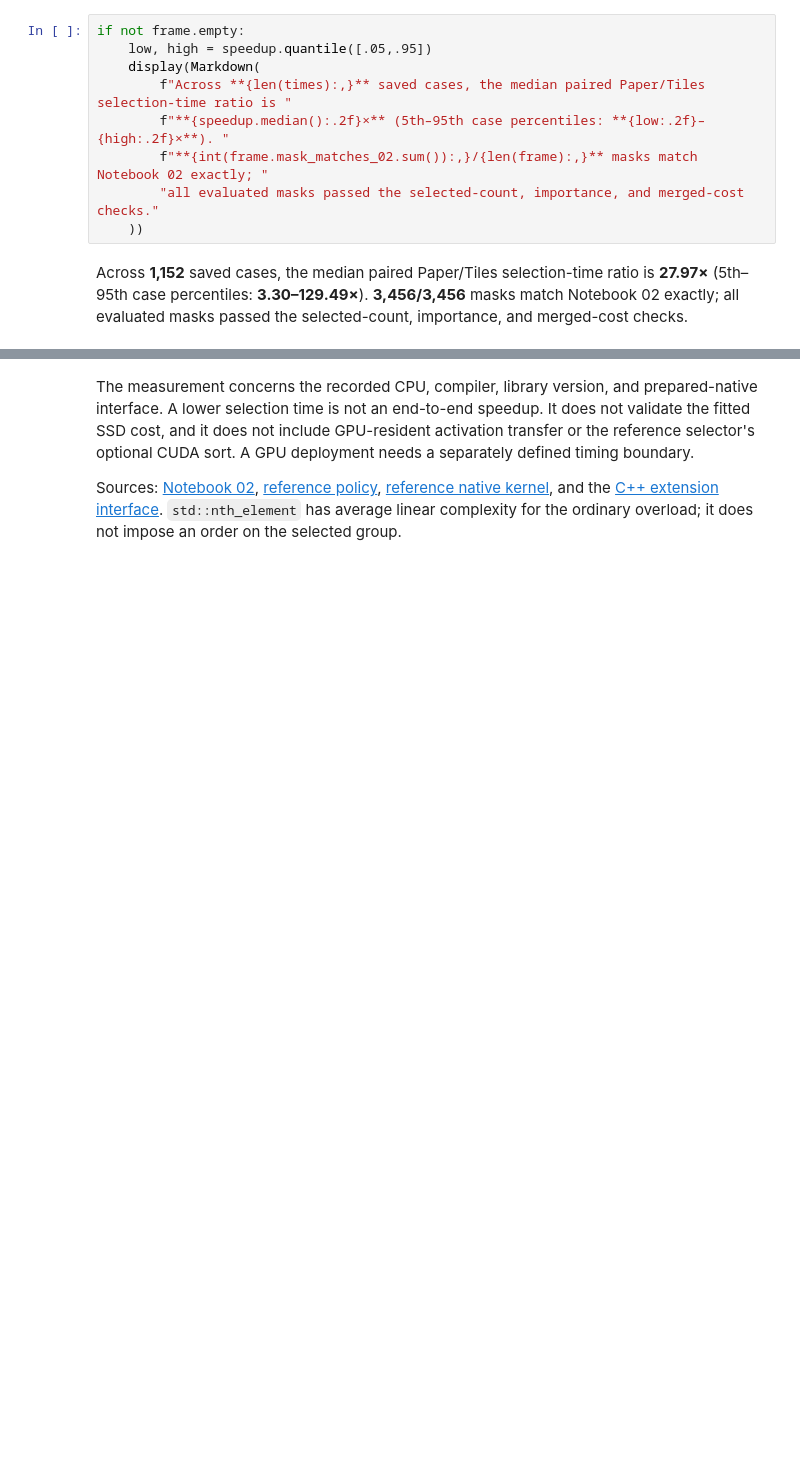
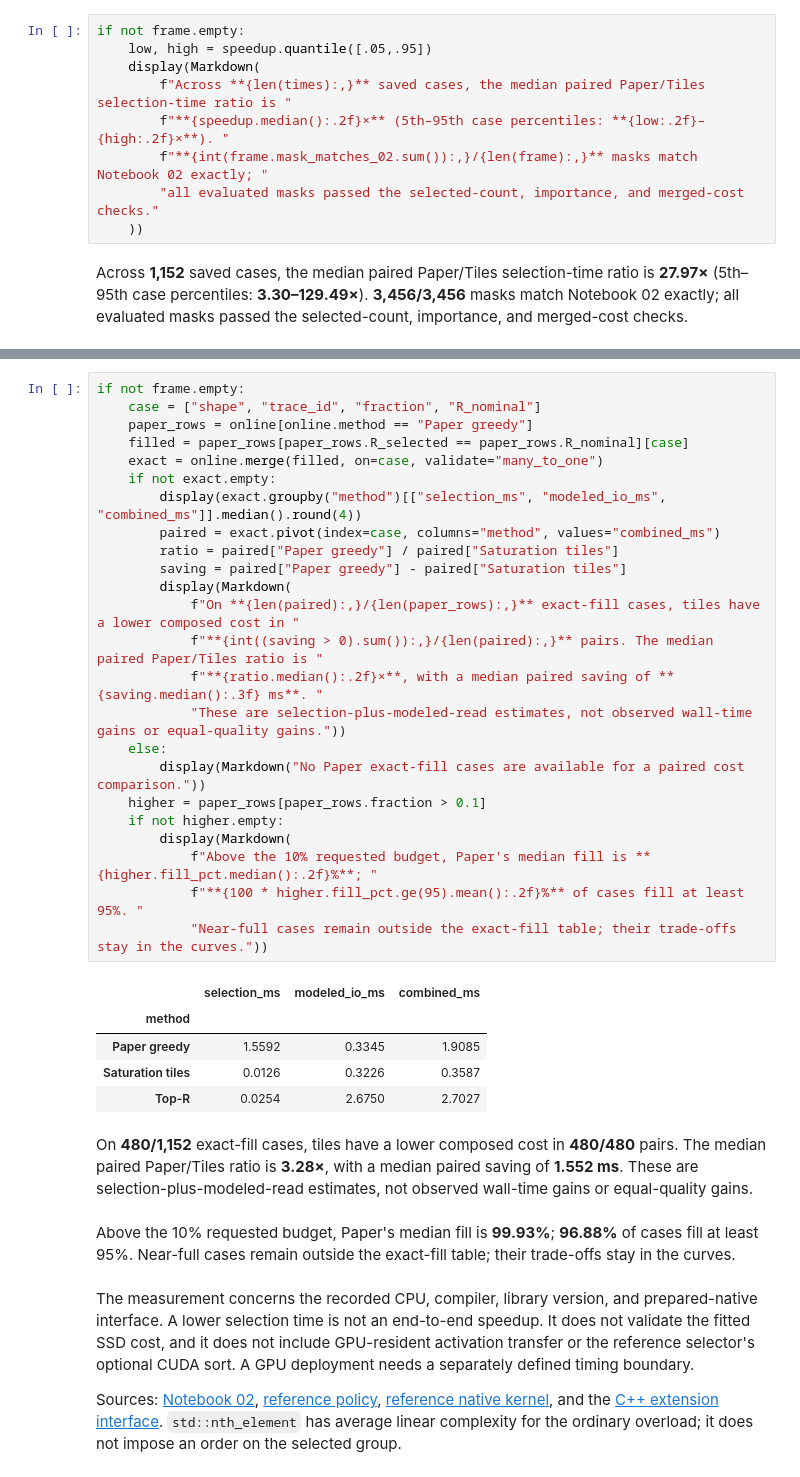
Before and after one commit to yabsed/vlm-in-flash, a Jupyter notebook: conclusion/python/results/03/03_selection_latency.ipynb, the cells around one changed output, grey strips where cells are left out. Saved outputs shown, nothing was run; the diff lists cells and outputs as text; blank space fills up the shorter version.

```diff
--- a/conclusion/python/results/03/03_selection_latency.ipynb
+++ b/conclusion/python/results/03/03_selection_latency.ipynb
@@ -245,3 +279,35 @@ Across **1,152** saved cases, the median paired Paper/Tiles selection-time ratio
+# %%
+if not frame.empty:
+    case = ["shape", "trace_id", "fraction", "R_nominal"]
+    paper_rows = online[online.method == "Paper greedy"]
+    filled = paper_rows[paper_rows.R_selected == paper_rows.R_nominal][case]
+    exact = online.merge(filled, on=case, validate="many_to_one")
+    if not exact.empty:
+        display(exact.groupby("method")[["selection_ms", "modeled_io_ms", "combined_ms"]].median().round(4))
+        paired = exact.pivot(index=case, columns="method", values="combined_ms")
+        ratio = paired["Paper greedy"] / paired["Saturation tiles"]
+        saving = paired["Paper greedy"] - paired["Saturation tiles"]
+        display(Markdown(
+            f"On **{len(paired):,}/{len(paper_rows):,}** exact-fill cases, tiles have a lower composed cost in "
+            f"**{int((saving > 0).sum()):,}/{len(paired):,}** pairs. The median paired Paper/Tiles ratio is "
+            f"**{ratio.median():.2f}×**, with a median paired saving of **{saving.median():.3f} ms**. "
+            "These are selection-plus-modeled-read estimates, not observed wall-time gains or equal-quality gains."))
+    else:
+        display(Markdown("No Paper exact-fill cases are available for a paired cost comparison."))
+    higher = paper_rows[paper_rows.fraction > 0.1]
+    if not higher.empty:
+        display(Markdown(
+            f"Above the 10% requested budget, Paper's median fill is **{higher.fill_pct.median():.2f}%**; "
+            f"**{100 * higher.fill_pct.ge(95).mean():.2f}%** of cases fill at least 95%. "
+            "Near-full cases remain outside the exact-fill table; their trade-offs stay in the curves."))
+# %% [output]
+|  | selection_ms | modeled_io_ms | combined_ms |
+| method |  |  |  |
+| Paper greedy | 1.5592 | 0.3345 | 1.9085 |
+| Saturation tiles | 0.0126 | 0.3226 | 0.3587 |
+| Top-R | 0.0254 | 2.6750 | 2.7027 |
+On **480/1,152** exact-fill cases, tiles have a lower composed cost in **480/480** pairs. The median paired Paper/Tiles ratio is **3.28×**, with a median paired saving of **1.552 ms**. These are selection-plus-modeled-read estimates, not observed wall-time gains or equal-quality gains.
+Above the 10% requested budget, Paper's median fill is **99.93%**; **96.88%** of cases fill at least 95%. Near-full cases remain outside the exact-fill table; their trade-offs stay in the curves.
 # %% [markdown]
 The measurement concerns the recorded CPU, compiler, library version, and prepared-native interface. A lower selection time is not an end-to-end speedup. It does not validate the fitted SSD cost, and it does not include GPU-resident activation transfer or the reference selector's optional CUDA sort. A GPU deployment needs a separately defined timing boundary.
 
```
Also changed, not shown: parts of 3 cells of this notebook, 1 other file.
